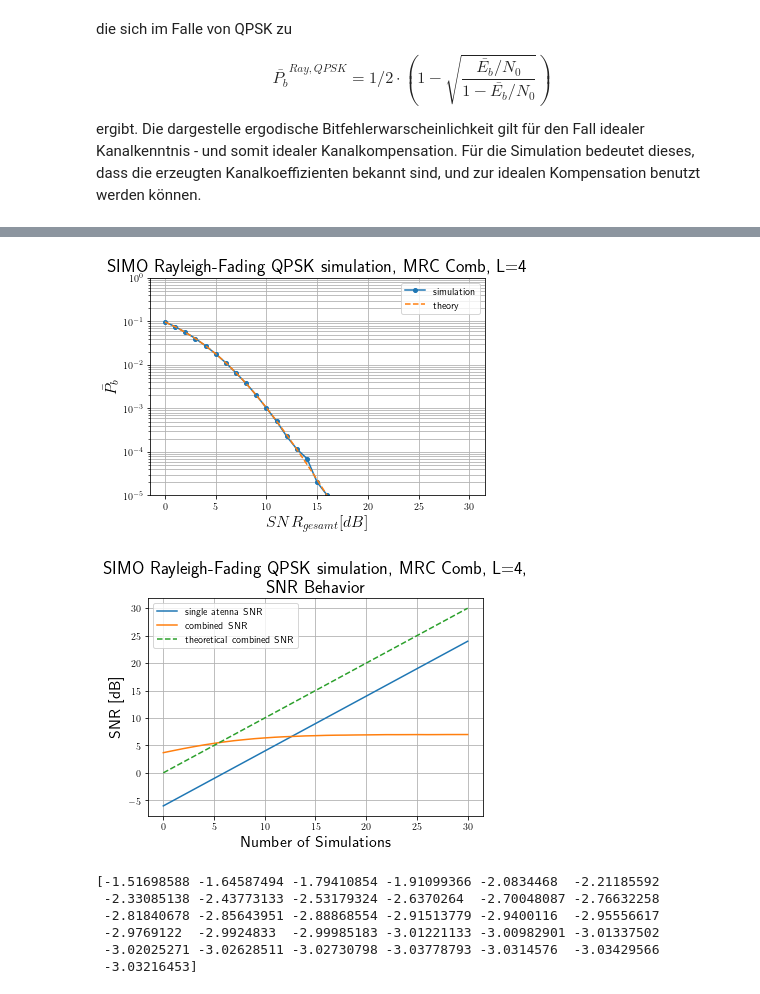
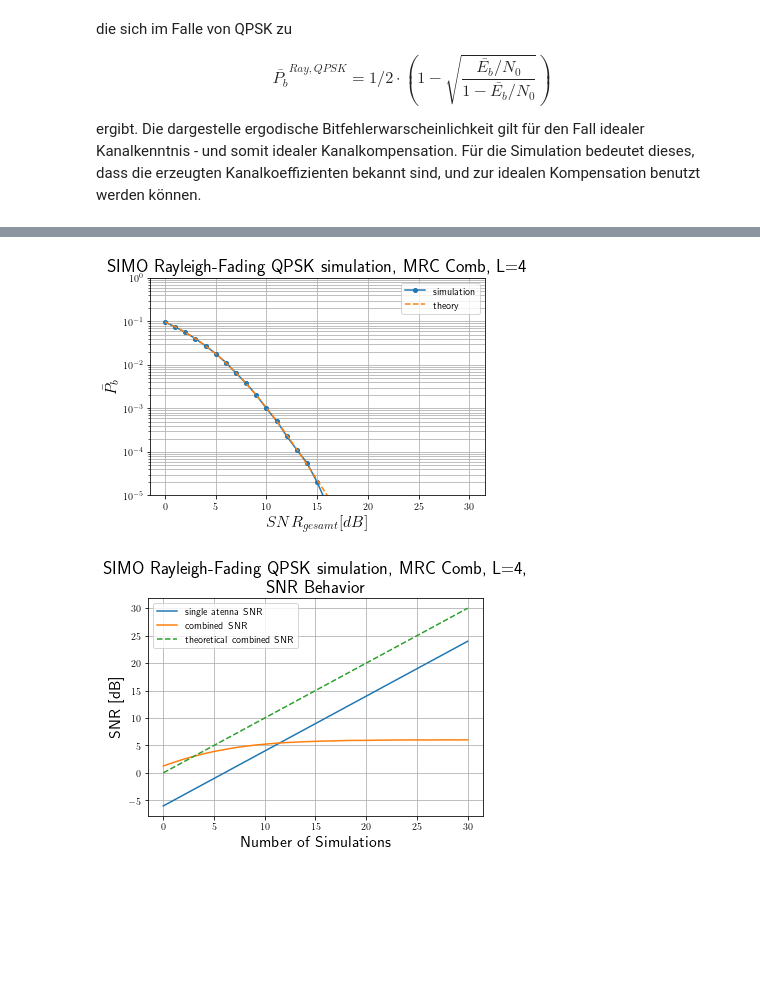
Before and after one commit to htw-ikt-noelle/scikit-comm, a Jupyter notebook: div_test_theory.ipynb, the cells around one changed output, grey strips where cells are left out. Drawn from its saved outputs; the diff is of its cells as text; code cells hidden in the pictures; blank space fills up the shorter version.

```diff
--- a/div_test_theory.ipynb
+++ b/div_test_theory.ipynb
@@ -212,7 +212,6 @@ import matplotlib.pyplot as plt
 import comm as comm
 import copy
 from scipy import special
-
 plt.rcParams['text.usetex'] = True
 
 #setting some parameters
@@ -227,6 +226,7 @@ EsNo = 10**(snr_list/10)*np.log2(order) #skalierung von SNR auf SNR pro Symbol
 EbNo = EsNo/np.log2(order) #skalierung von SNR pro Symbol auf SNR pro Bit
 ber_res = np.ones(snr_list.shape)
 snr_comb = np.zeros(snr_list.shape)
+snr_single_antenna = np.zeros((L,len(snr_list)))
 
 for k in range(len(snr_list)):
 
@@ -237,7 +237,7 @@ for k in range(len(snr_list)):
     sig_tx.mapper()
     sig_tx.pulseshaper(upsampling=1, pulseshape="None") #we need this here, because of copying stuff in comm
 
-    sig_tx.samples[0] =  sig_tx.samples[0] * (1 / np.mean(np.abs(sig_tx.samples[0])))
+    sig_tx.samples[0] =  sig_tx.samples[0] * (1 / np.mean(np.abs(sig_tx.samples[0])**2))
 
     #### Channel ###################
     sig_ch = copy.deepcopy(sig_tx)
@@ -269,7 +269,9 @@ for k in range(len(snr_list)):
     for l in range(L):
         sig_rx.samples[0] += sig_ch.samples[l] * np.conj(rayleigh_channel_coefficients[l,:])
 
-    sig_rx.samples[0] =  sig_rx.samples[0] * (1 / np.mean(np.abs(sig_rx.samples[0])**2))
+    ############################################################
+    # why this is only gain of MRC? Not real SNR of comb signal?
+    ############################################################
     snr_comb[k] = 10*np.log10(np.var(sig_tx.samples[0])/np.var(sig_rx.samples[0]-sig_tx.samples[0]))
 
     sig_rx.decision()
@@ -280,40 +282,31 @@ for k in range(len(snr_list)):
 #generating rayleigh SIMO theory
 gamma2 = 1
 K = 1/2
 alpha = np.sqrt(((1/L)*gamma2*EbNo)/(1+(1/L)*gamma2*EbNo))
 sum_term = 0
 for l in range(0,L):
     sum_term += special.binom(L-1+l,l)*((1+alpha)/2)**l
 ray_theory_qpsk_div = 2*K*((1-alpha)/2)**L*sum_term
 
 plt.title("SIMO Rayleigh-Fading QPSK simulation, MRC Comb, L={}".format(L), fontsize=18)
 plt.semilogy(snr_list, ber_res, marker="o", markersize=4, label="simulation")
 plt.semilogy(snr_list, ray_theory_qpsk_div, ls="--", label="theory")
 plt.xlabel(r"$$SNR_{gesamt} [dB]$$", fontsize=16)
 plt.ylabel(r"$$\bar{P_b}$$", fontsize=16)
 plt.legend()
 plt.ylim(1e-5,1)
 plt.grid(visible=True, which="both")
 plt.show()
 
 plt.title("SIMO Rayleigh-Fading QPSK simulation, MRC Comb, L={}, \n SNR Behavior".format(L), fontsize=18)
 plt.plot(10*np.log10(10**(snr_list/10)/L), label="single atenna SNR")
 plt.plot(snr_comb, label="combined SNR")
 plt.plot(snr_list, label="theoretical combined SNR", ls="--")
 plt.ylabel("SNR [dB]", fontsize=16)
 plt.xlabel("Number of Simulations", fontsize=16)
 plt.legend()
 plt.grid()
 plt.show()
 # %% [output]
 [figure]
-[figure, old version]
+[figure, new version]
-# %%
-print(snr_comb)
-# %% [output]
-[-1.51698588 -1.64587494 -1.79410854 -1.91099366 -2.0834468  -2.21185592
- -2.33085138 -2.43773133 -2.53179324 -2.6370264  -2.70048087 -2.76632258
- -2.81840678 -2.85643951 -2.88868554 -2.91513779 -2.9400116  -2.95556617
- -2.9769122  -2.9924833  -2.99985183 -3.01221133 -3.00982901 -3.01337502
- -3.02025271 -3.02628511 -3.02730798 -3.03778793 -3.0314576  -3.03429566
- -3.03216453]
```
Also changed, not shown: parts of 4 cells of this notebook, 1 other file.
